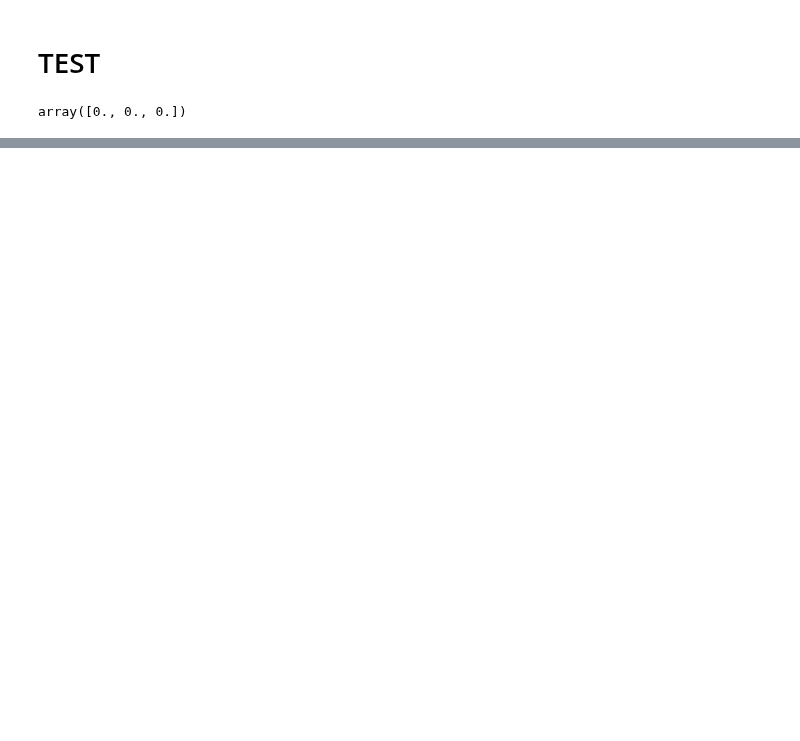
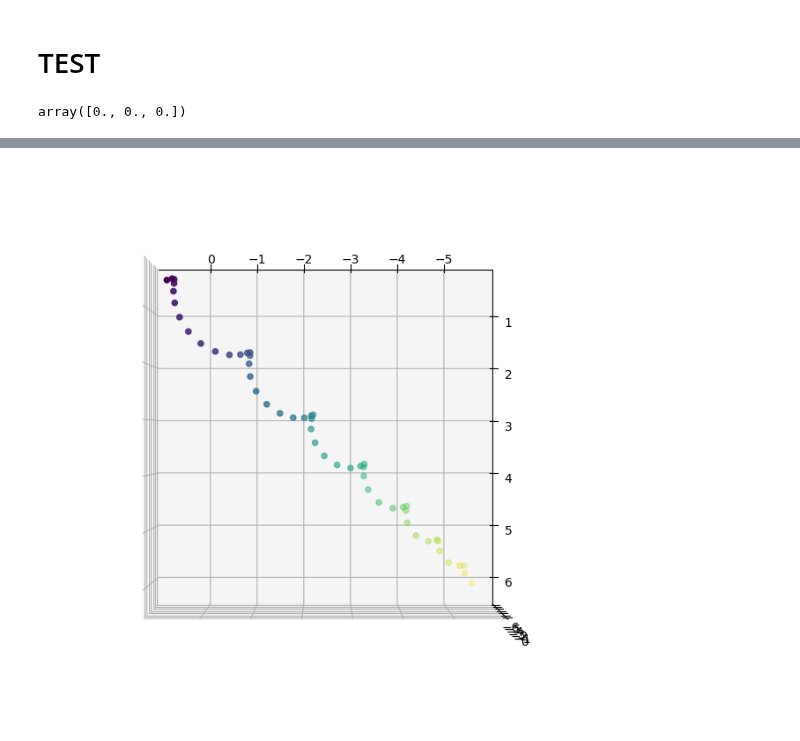
Before and after one commit to RoccoGiugni/DoSS-24-25, a Jupyter notebook: PS05/PS05.ipynb, the cells around one changed output, grey strips where cells are left out. Cells and saved outputs as stored; diff of their text form; code cells hidden in the pictures; blank space fills up the shorter version.

```diff
--- a/PS05/PS05.ipynb
+++ b/PS05/PS05.ipynb
@@ -404,0 +437,6 @@ plt.hist(qs[~mask], bins=100, density=True);
+# %%
+fig, ax = plt.subplots(figsize=(8,8), subplot_kw={'projection': '3d'})
+ax.scatter(r_cm[:, 0], r_cm[:, 1], r_cm[:, 2], c=time)
+ax.view_init(90, 90)
+# %% [output]
+[figure, added]
```
Also changed, not shown: parts of 17 cells of this notebook, 1 other file.
